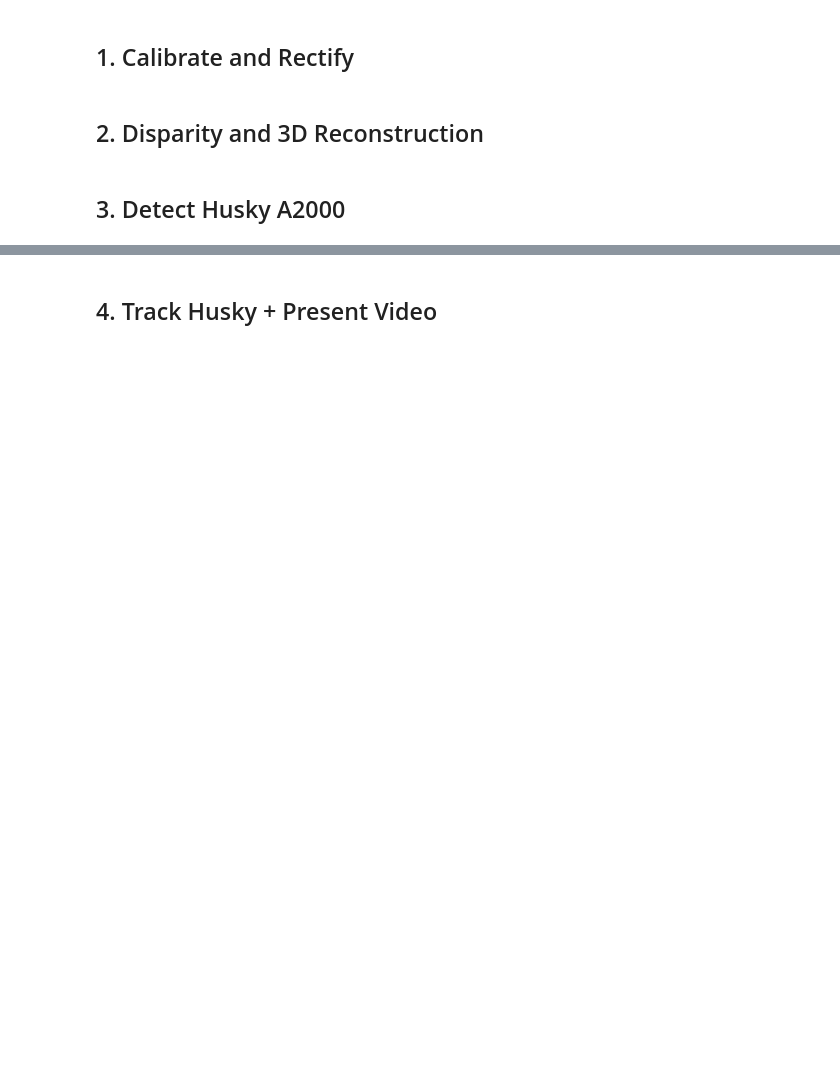
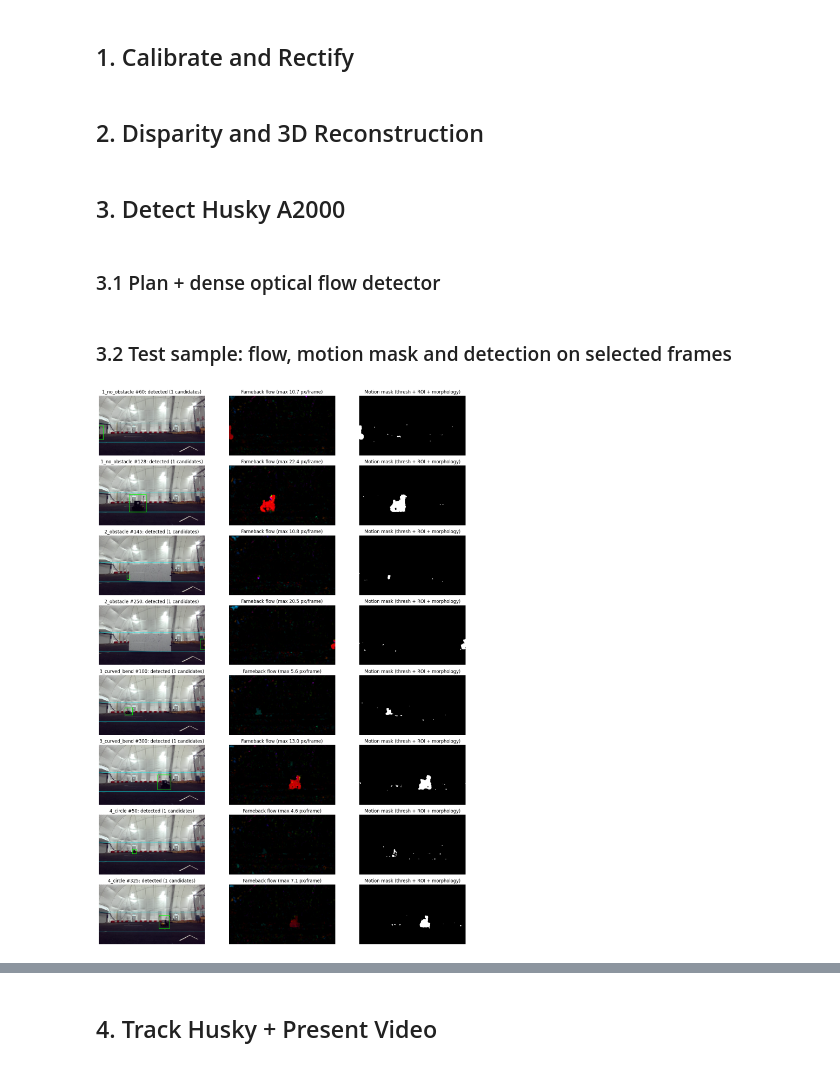
Before and after one commit to holden-langenhagen/PerceptionRobotTracker, a Jupyter notebook: PerceptionRobotTracker.ipynb, the cells around one changed output, grey strips where cells are left out. Cells and saved outputs as stored; diff of their text form; code cells hidden in the pictures; blank space fills up the shorter version.

```diff
--- a/PerceptionRobotTracker.ipynb
+++ b/PerceptionRobotTracker.ipynb
@@ -43,3 +49,5 @@ for s in SEQUENCES:
 ## 2. Disparity and 3D Reconstruction
 # %% [markdown]
 ## 3. Detect Husky A2000
+# %% [markdown]
+### 3.1 Plan + dense optical flow detector
@@ -45,0 +138,35 @@ for s in SEQUENCES:
+# %% [markdown]
+### 3.2 Test sample: flow, motion mask and detection on selected frames
+# %%
+# --- Test sample: flow detection on a few frames per sequence ---
+TEST_FRAMES = {"1_no_obstacle": [60, 128], "2_obstacle": [145, 250],
+               "3_curved_bend": [100, 300], "4_circle": [50, 325]}
+
+samples = [(s, i) for s, idxs in TEST_FRAMES.items() for i in idxs]
+fig, axes = plt.subplots(len(samples), 3, figsize=(15, 2.6 * len(samples)))
+for row, (seq, i) in zip(axes, samples):
+    left, _ = stereo_frames(seq)
+    prev, cur = load_gray(left[i - 1]), load_gray(left[i])
+    best, dbg = detect_robot_flow(prev, cur)
+
+    vis = cv2.cvtColor(cv2.imread(str(left[i])), cv2.COLOR_BGR2RGB)
+    for yb in ROI_Y:
+        cv2.line(vis, (0, yb), (vis.shape[1], yb), (0, 255, 255), 2)          # ROI band edges
+    for (x, y, w, h, _) in dbg["boxes"][1:]:
+        cv2.rectangle(vis, (x, y), (x + w, y + h), (255, 160, 0), 2)           # other candidates
+    if best is not None:
+        x, y, w, h, _ = best
+        cv2.rectangle(vis, (x, y), (x + w, y + h), (0, 255, 0), 4)            # chosen detection
+
+    row[0].imshow(vis)
+    row[0].set_title(f"{seq} #{i}: {'detected' if best else 'no detection'} ({len(dbg['boxes'])} candidates)")
+    row[1].imshow(cv2.cvtColor(flow_to_bgr(dbg["flow"]), cv2.COLOR_BGR2RGB))
+    row[1].set_title(f"Farneback flow (max {dbg['mag'].max():.1f} px/frame)")
+    row[2].imshow(dbg["mask"], cmap="gray")
+    row[2].set_title("Motion mask (thresh + ROI + morphology)")
+    for ax in row:
+        ax.axis("off")
+plt.tight_layout()
+plt.show()
+# %% [output]
+[figure, added]
```
Also changed, not shown: parts of 4 cells of this notebook.
